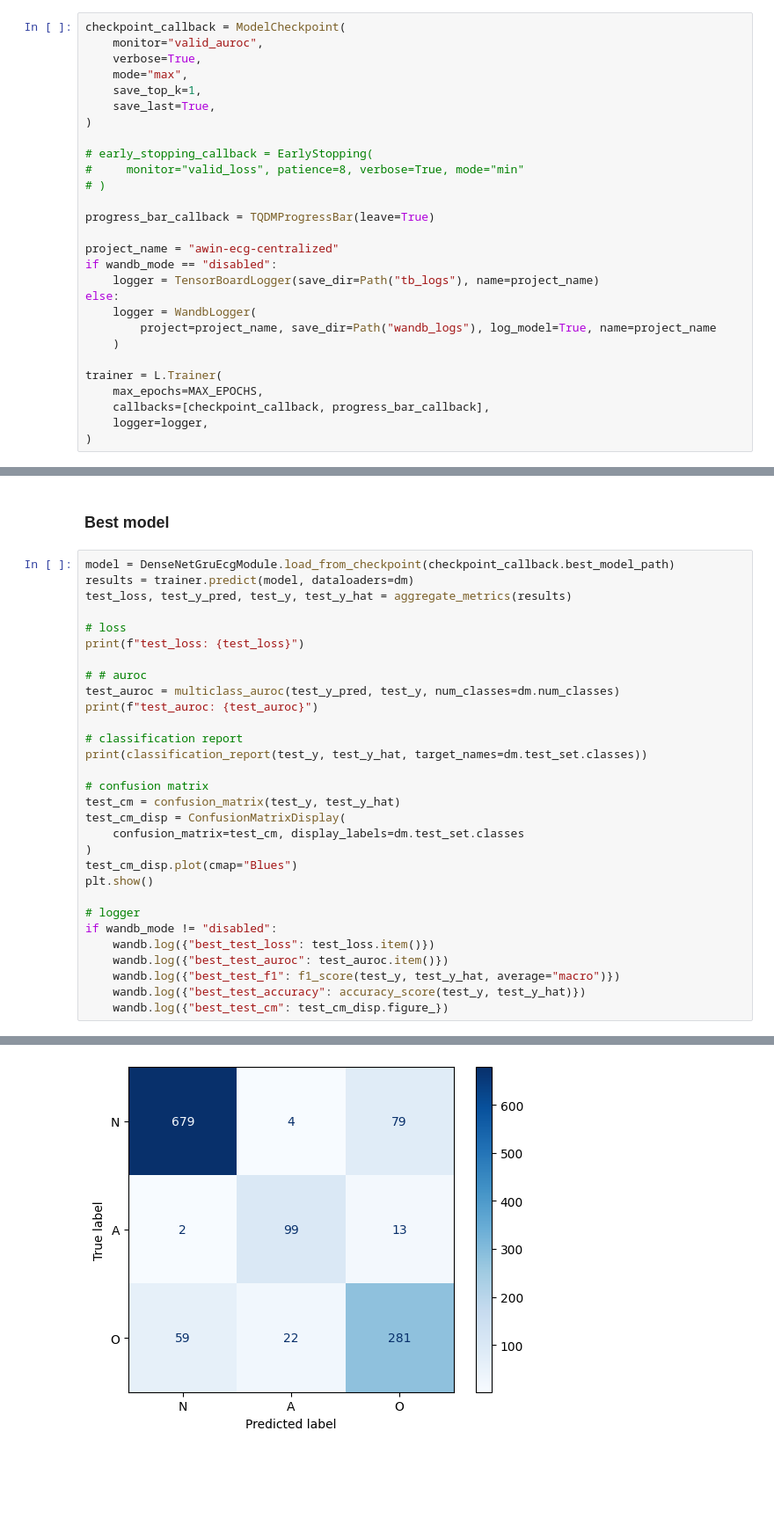
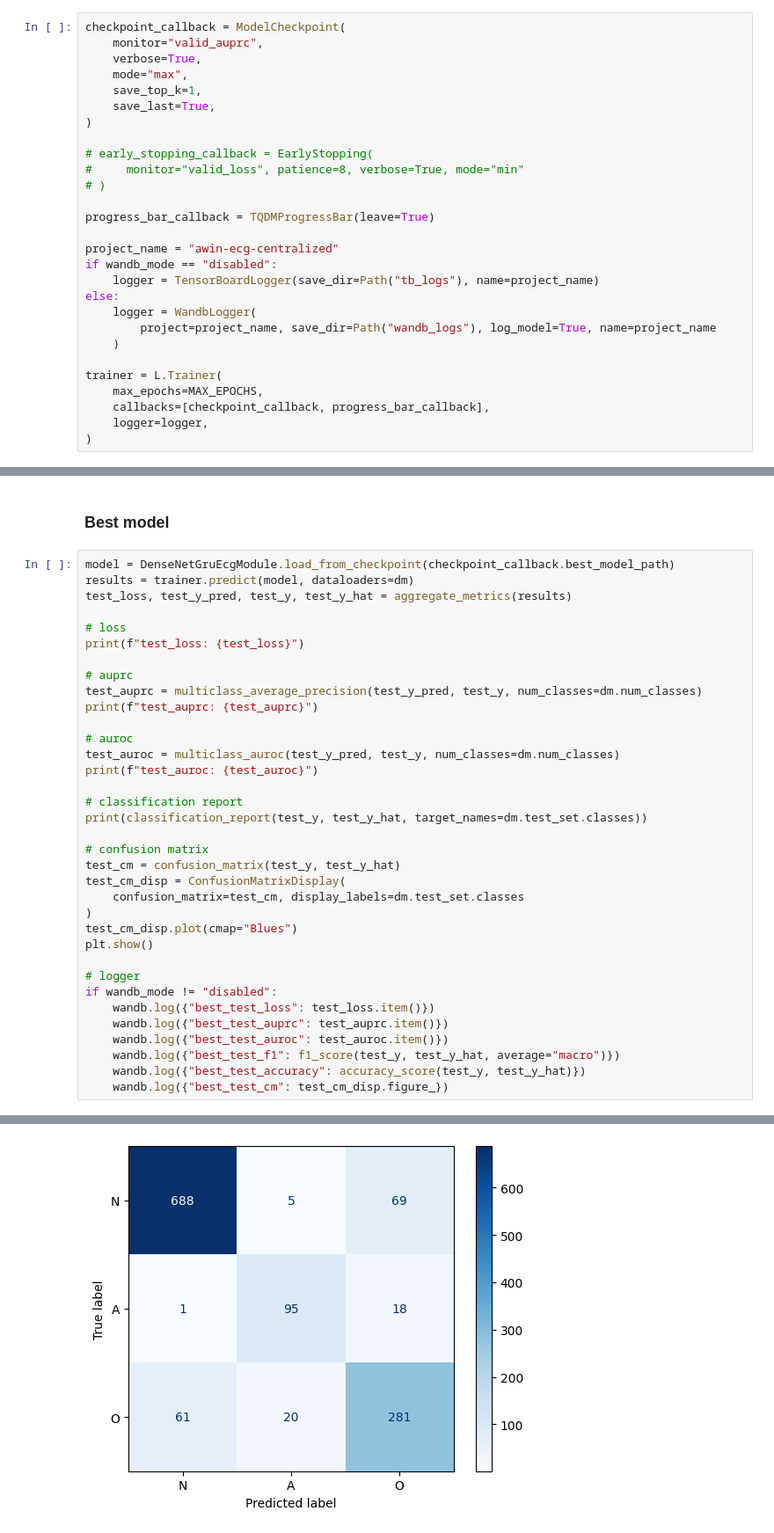
Before and after one commit to devilhyt/ecg-federated-learning-public, a Jupyter notebook: train_centralized.ipynb, the cells around one changed output, grey strips where cells are left out. Shown: that part at 88% size. Cells and saved outputs as stored; diff of their text form; blank space fills up the shorter version.

```diff
--- a/train_centralized.ipynb
+++ b/train_centralized.ipynb
@@ -63,7 +63,7 @@ model = DenseNetGruEcgModule(
 ## Create the Trainer
 # %%
 checkpoint_callback = ModelCheckpoint(
-    monitor="valid_auroc",
+    monitor="valid_auprc",
     verbose=True,
     mode="max",
     save_top_k=1,
@@ -221,7 +238,11 @@ test_loss, test_y_pred, test_y, test_y_hat = aggregate_metrics(results)
 # loss
 print(f"test_loss: {test_loss}")
 
-# # auroc
+# auprc
+test_auprc = multiclass_average_precision(test_y_pred, test_y, num_classes=dm.num_classes)
+print(f"test_auprc: {test_auprc}")
+
+# auroc
 test_auroc = multiclass_auroc(test_y_pred, test_y, num_classes=dm.num_classes)
 print(f"test_auroc: {test_auroc}")
 
@@ -239,6 +260,7 @@ plt.show()
 # logger
 if wandb_mode != "disabled":
     wandb.log({"best_test_loss": test_loss.item()})
+    wandb.log({"best_test_auprc": test_auprc.item()})
     wandb.log({"best_test_auroc": test_auroc.item()})
     wandb.log({"best_test_f1": f1_score(test_y, test_y_hat, average="macro")})
     wandb.log({"best_test_accuracy": accuracy_score(test_y, test_y_hat)})
@@ -258,5 +281,5 @@ test_auroc: 0.9376425743103027
 weighted avg       0.86      0.86      0.86      1238
-[figure, old version]
+[figure, new version]
 # %%
 wandb.finish()
 # %% [output]
```
Also changed, not shown: parts of 5 cells of this notebook, 5 other files.
